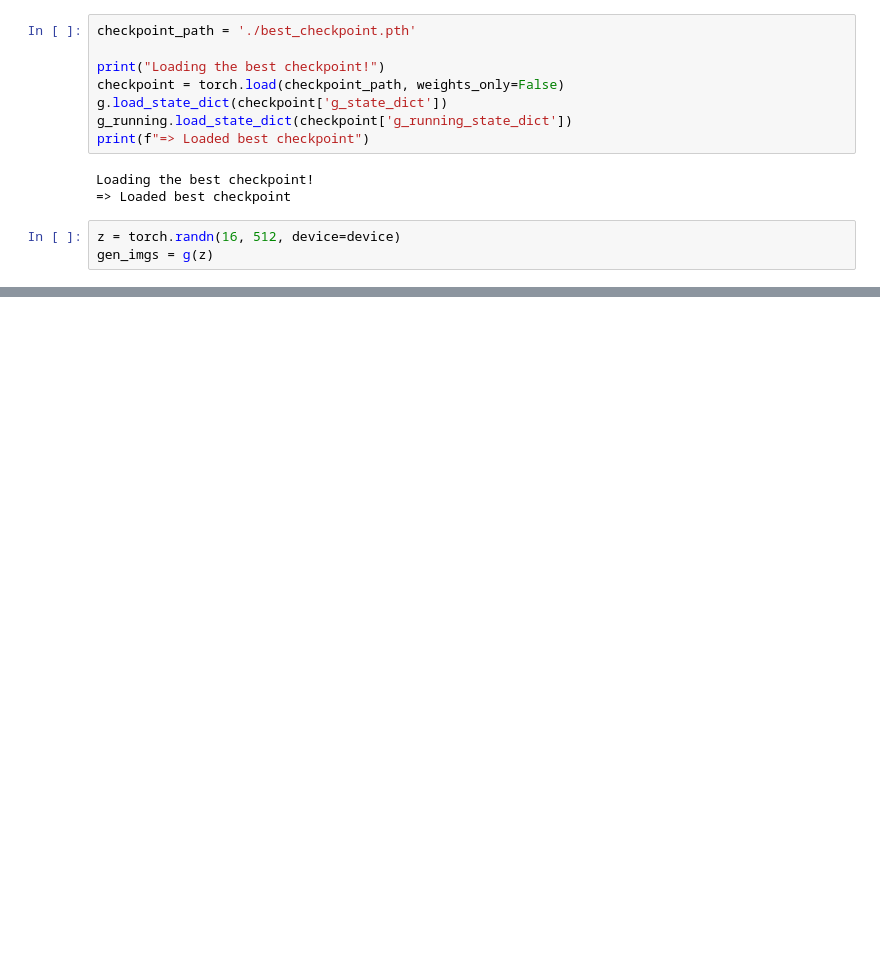
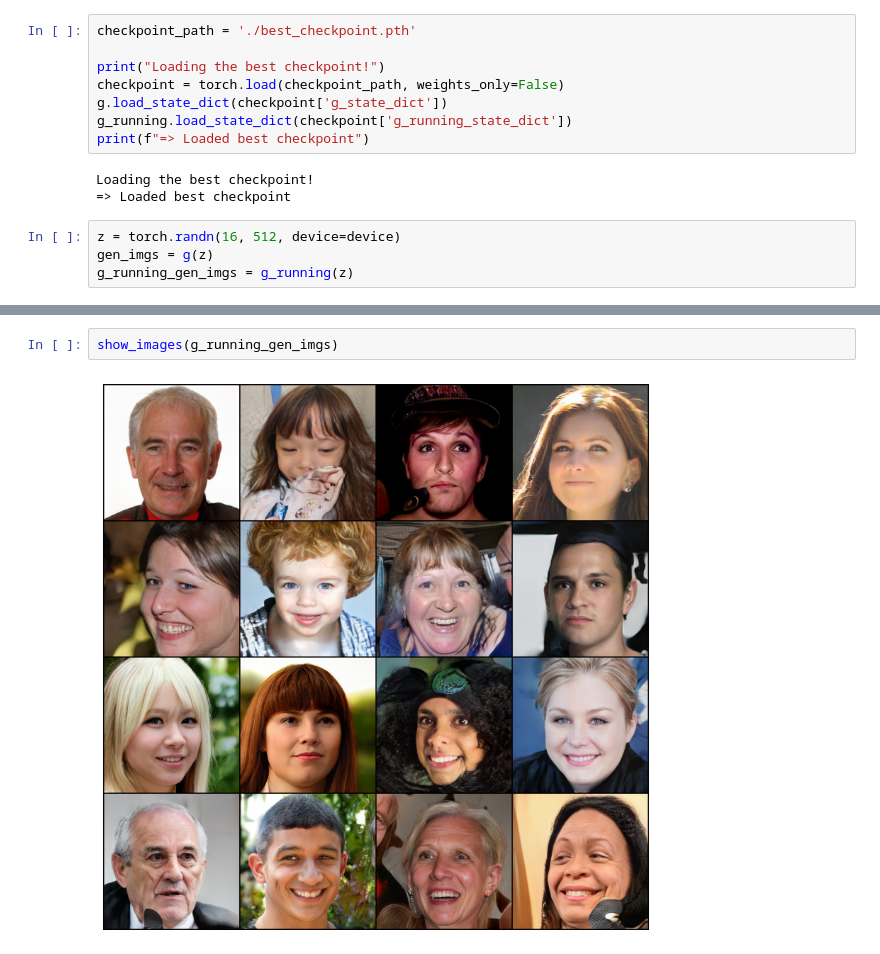
Before and after one commit to YM2132/YMPaperImplementations, a Jupyter notebook: paper_implementations/StyleGAN2/run_StyleGAN2_inference.ipynb, the cells around one changed output, grey strips where cells are left out. Cells and saved outputs as stored; diff of their text form; blank space fills up the shorter version.

```diff
--- a/paper_implementations/StyleGAN2/run_StyleGAN2_inference.ipynb
+++ b/paper_implementations/StyleGAN2/run_StyleGAN2_inference.ipynb
@@ -381,6 +383,7 @@ Loading the best checkpoint!
 # %%
 z = torch.randn(16, 512, device=device)
 gen_imgs = g(z)
+g_running_gen_imgs = g_running(z)
 # %%
 show_images(gen_imgs)
 # %% [output]
@@ -387,0 +391,4 @@ show_images(gen_imgs)
+# %%
+show_images(g_running_gen_imgs)
+# %% [output]
+[figure, added]
```
Also changed, not shown: parts of 2 cells of this notebook.
